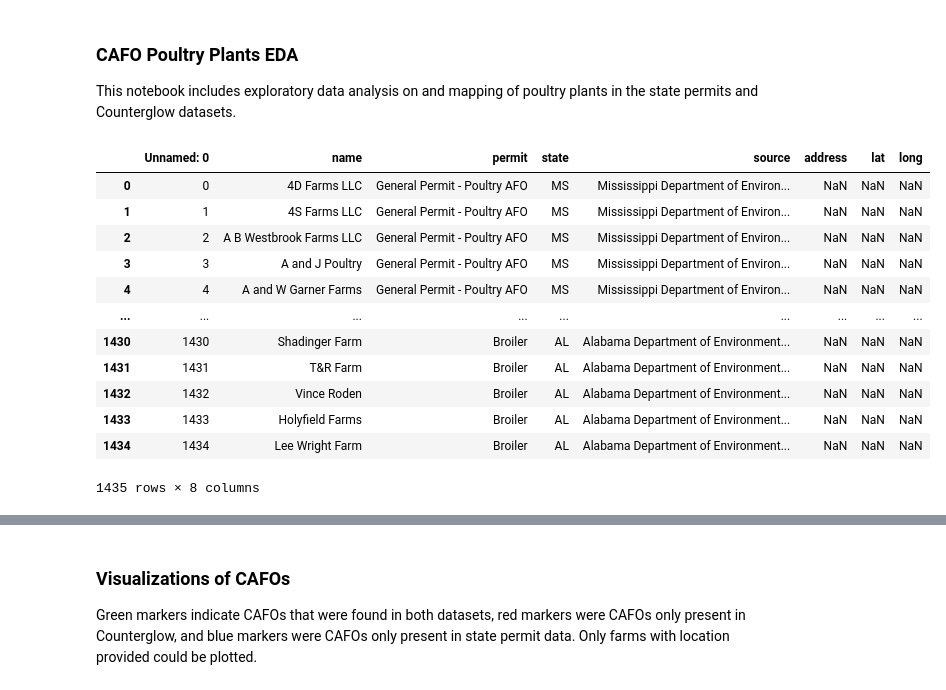
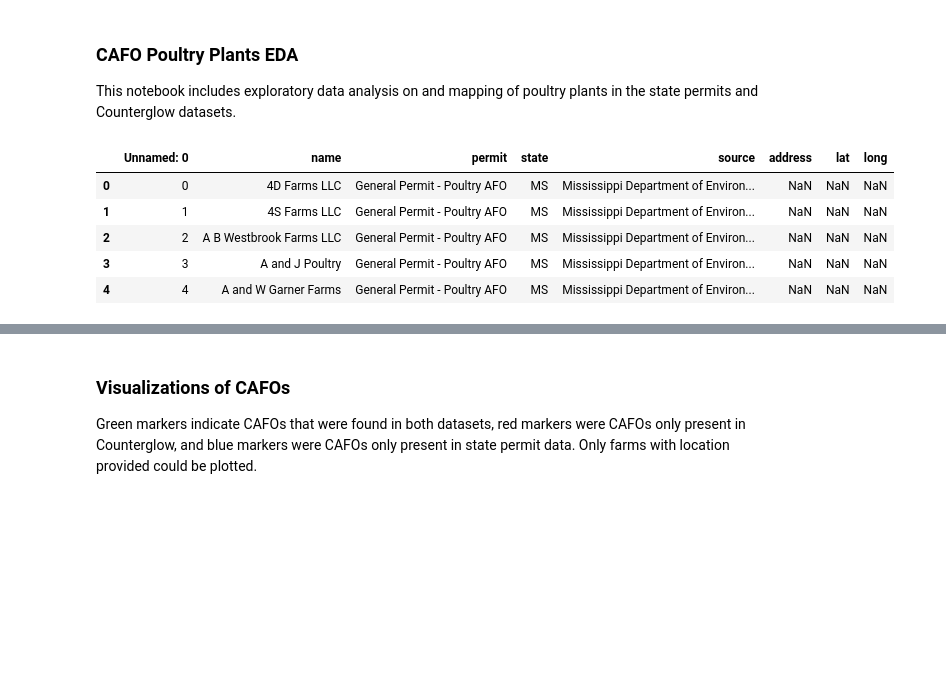
Before and after one commit to uchicago-dsi/rafi-poultry, a Jupyter notebook: notebooks/cafo_poultry_eda.ipynb, the cells around one changed output, grey strips where cells are left out. Saved outputs shown, nothing was run; the diff lists cells and outputs as text; code cells hidden in the pictures; blank space fills up the shorter version.

```diff
--- a/notebooks/cafo_poultry_eda.ipynb
+++ b/notebooks/cafo_poultry_eda.ipynb
@@ -11,19 +9,12 @@ from pipeline.constants import CLEANED_CAFO_POULTRY_FPATH, CLEANED_COUNTERGLOW_F
 # %%
 permit_data_joined = pd.read_csv(CLEANED_CAFO_POULTRY_FPATH)
 counterglow = pd.read_csv(CLEANED_COUNTERGLOW_FPATH)
 
-permit_data_joined
+permit_data_joined.head()
 # %% [output]
 |  | Unnamed: 0 | name | permit | state | source | address | lat | long |
 | 0 | 0 | 4D Farms LLC | General Permit - Poultry AFO | MS | Mississippi Department of Environ... | NaN | NaN | NaN |
 | 1 | 1 | 4S Farms LLC | General Permit - Poultry AFO | MS | Mississippi Department of Environ... | NaN | NaN | NaN |
 | 2 | 2 | A B Westbrook Farms LLC | General Permit - Poultry AFO | MS | Mississippi Department of Environ... | NaN | NaN | NaN |
 | 3 | 3 | A and J Poultry | General Permit - Poultry AFO | MS | Mississippi Department of Environ... | NaN | NaN | NaN |
 | 4 | 4 | A and W Garner Farms | General Permit - Poultry AFO | MS | Mississippi Department of Environ... | NaN | NaN | NaN |
-| ... | ... | ... | ... | ... | ... | ... | ... | ... |
-| 1430 | 1430 | Shadinger Farm | Broiler | AL | Alabama Department of Environment... | NaN | NaN | NaN |
-| 1431 | 1431 | T&R Farm | Broiler | AL | Alabama Department of Environment... | NaN | NaN | NaN |
-| 1432 | 1432 | Vince Roden | Broiler | AL | Alabama Department of Environment... | NaN | NaN | NaN |
-| 1433 | 1433 | Holyfield Farms | Broiler | AL | Alabama Department of Environment... | NaN | NaN | NaN |
-| 1434 | 1434 | Lee Wright Farm | Broiler | AL | Alabama Department of Environment... | NaN | NaN | NaN |
-1435 rows × 8 columns
```
Also changed, not shown: parts of 7 cells of this notebook, 1 other file.
